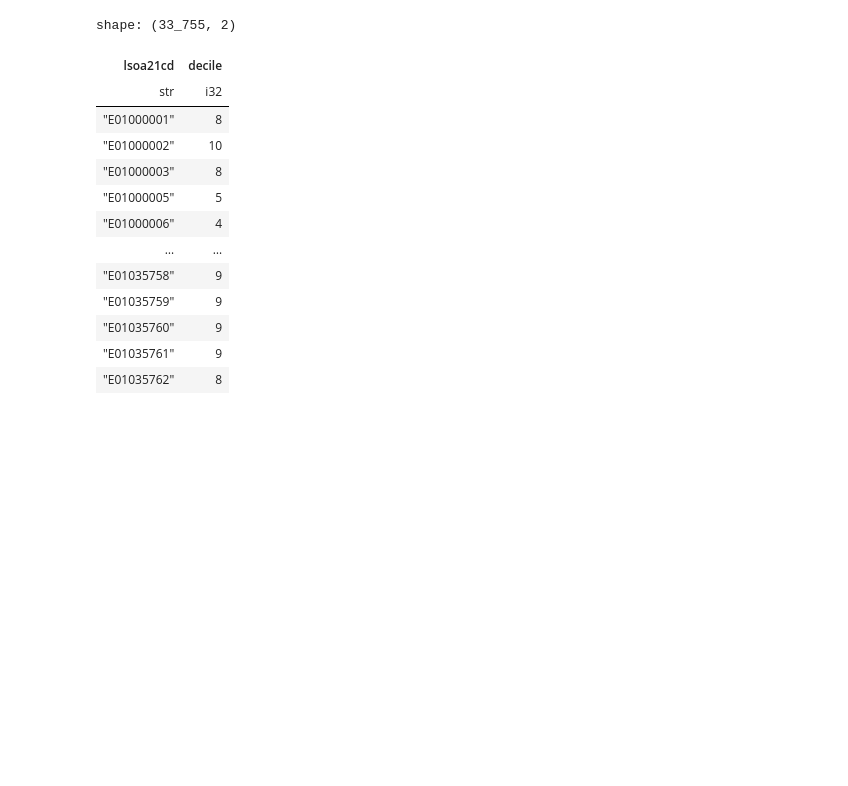
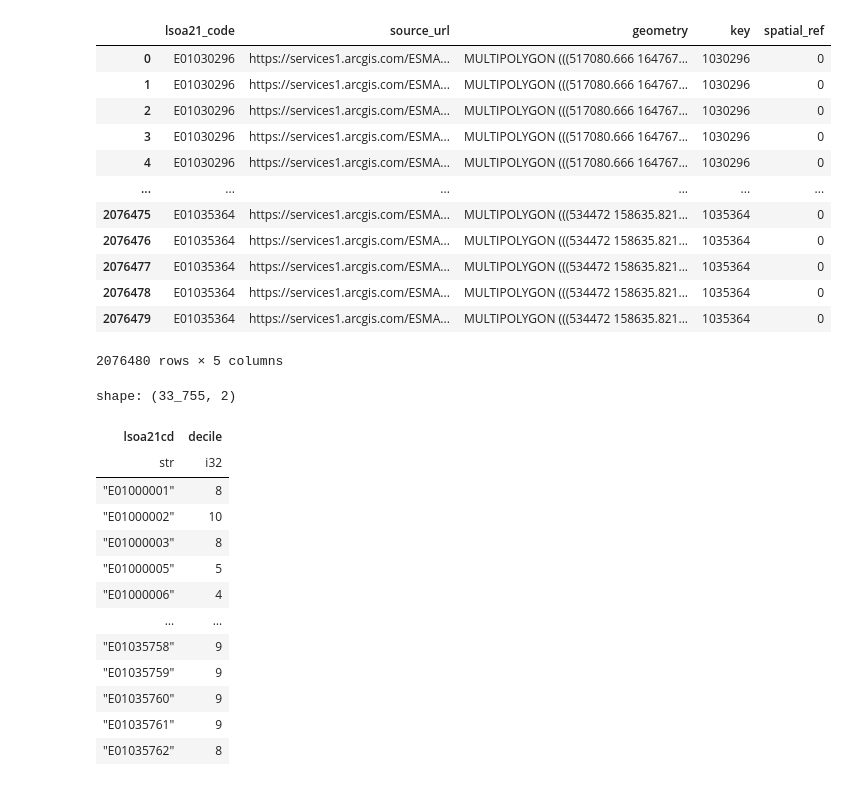
Before and after one commit to Surrey-County-Council/jsna-climate-and-environment, a Jupyter notebook: src/jsna_climate_and_environment/emissions.ipynb, the cells around one changed output. Cells and saved outputs as stored; diff of their text form; code cells hidden in the pictures; blank space fills up the shorter version.

```diff
--- a/src/jsna_climate_and_environment/emissions.ipynb
+++ b/src/jsna_climate_and_environment/emissions.ipynb
@@ -7,0 +89,16 @@ import plotly.express as px
+# %%
+pm_gdf
+# %% [output]
+|  | lsoa21_code | source_url | geometry | key | spatial_ref |
+| 0 | E01030296 | https://services1.arcgis.com/ESMA... | MULTIPOLYGON (((517080.666 164767... | 1030296 | 0 |
+| 1 | E01030296 | https://services1.arcgis.com/ESMA... | MULTIPOLYGON (((517080.666 164767... | 1030296 | 0 |
+| 2 | E01030296 | https://services1.arcgis.com/ESMA... | MULTIPOLYGON (((517080.666 164767... | 1030296 | 0 |
+| 3 | E01030296 | https://services1.arcgis.com/ESMA... | MULTIPOLYGON (((517080.666 164767... | 1030296 | 0 |
+| 4 | E01030296 | https://services1.arcgis.com/ESMA... | MULTIPOLYGON (((517080.666 164767... | 1030296 | 0 |
+| ... | ... | ... | ... | ... | ... |
+| 2076475 | E01035364 | https://services1.arcgis.com/ESMA... | MULTIPOLYGON (((534472 158635.821... | 1035364 | 0 |
+| 2076476 | E01035364 | https://services1.arcgis.com/ESMA... | MULTIPOLYGON (((534472 158635.821... | 1035364 | 0 |
+| 2076477 | E01035364 | https://services1.arcgis.com/ESMA... | MULTIPOLYGON (((534472 158635.821... | 1035364 | 0 |
+| 2076478 | E01035364 | https://services1.arcgis.com/ESMA... | MULTIPOLYGON (((534472 158635.821... | 1035364 | 0 |
+| 2076479 | E01035364 | https://services1.arcgis.com/ESMA... | MULTIPOLYGON (((534472 158635.821... | 1035364 | 0 |
+2076480 rows × 5 columns
```
Also changed, not shown: parts of 5 cells of this notebook, 22 other files.
